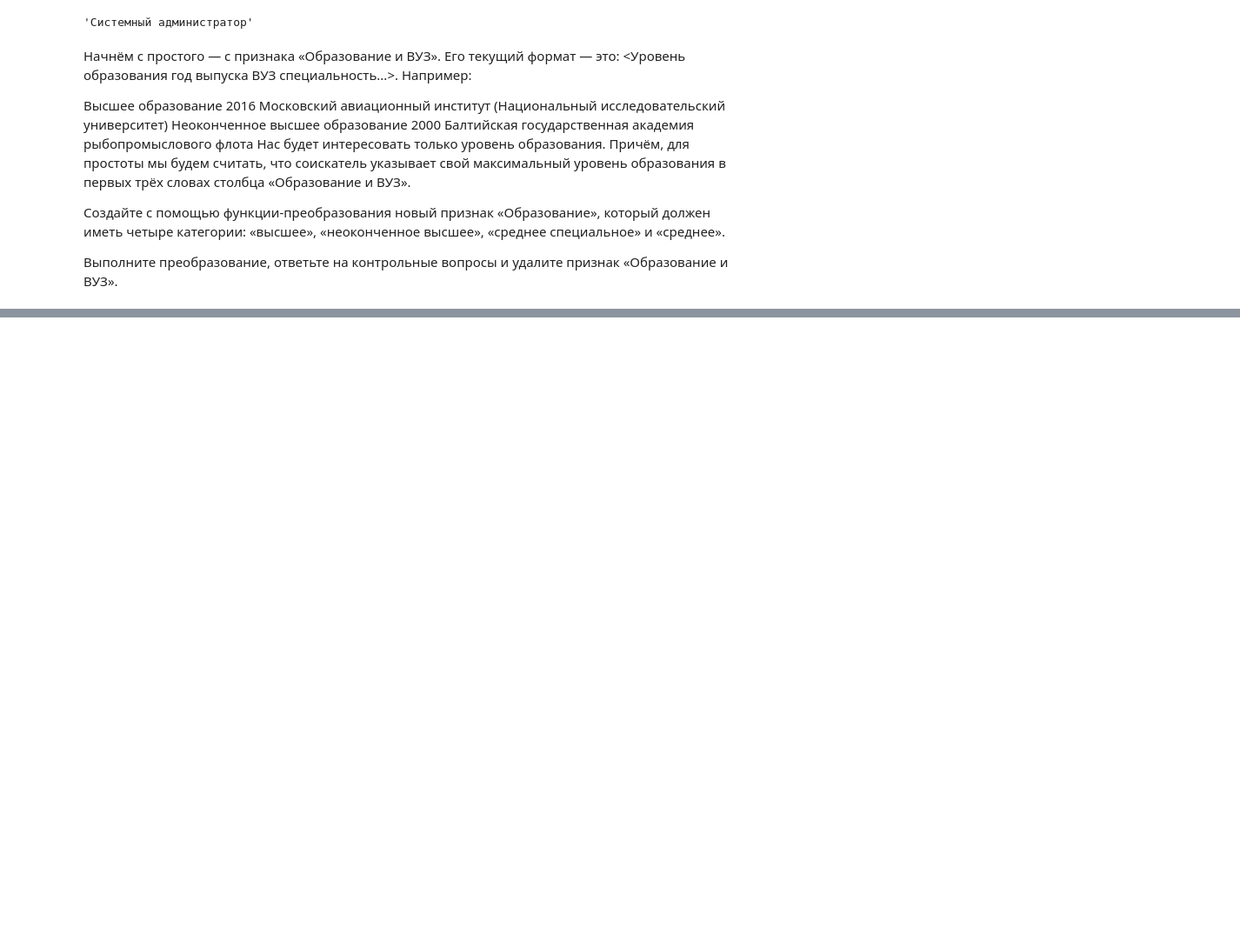
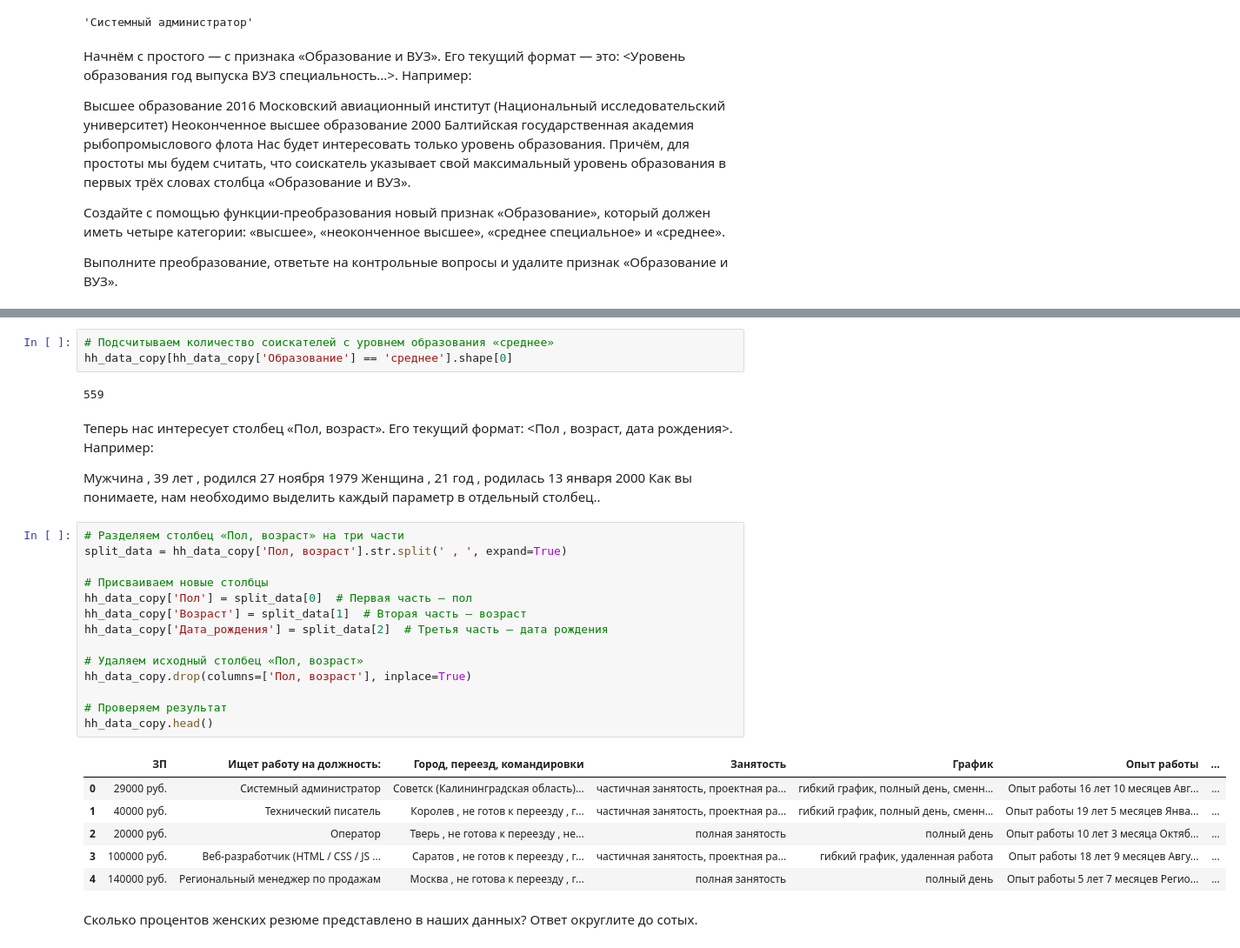
Before and after one commit to yogiki/LernProject_SF, a Jupyter notebook: HeadeHunter_Project/hh_project.ipynb, the cells around one changed output, grey strips where cells are left out. Shown at 87% size. Cells and saved outputs as stored; diff of their text form; blank space fills up the shorter version.

```diff
--- a/HeadeHunter_Project/hh_project.ipynb
+++ b/HeadeHunter_Project/hh_project.ipynb
@@ -120,3 +116,37 @@ hh_data_copy.head()
 | 2 | Женщина , 36 лет , родилась 12 ав... | 20000 руб. | Оператор | Тверь , не готова к переезду , не... | полная занятость | полный день | Опыт работы 10 лет 3 месяца Октяб... | ... |
 | 3 | Мужчина , 38 лет , родился 25 июн... | 100000 руб. | Веб-разработчик (HTML / CSS / JS ... | Саратов , не готов к переезду , г... | частичная занятость, проектная ра... | гибкий график, удаленная работа | Опыт работы 18 лет 9 месяцев Авгу... | ... |
 | 4 | Женщина , 26 лет , родилась 3 мар... | 140000 руб. | Региональный менеджер по продажам | Москва , не готова к переезду , г... | полная занятость | полный день | Опыт работы 5 лет 7 месяцев Регио... | ... |
+# %%
+# Подсчитываем количество соискателей с уровнем образования «среднее»
+hh_data_copy[hh_data_copy['Образование'] == 'среднее'].shape[0]
+# %% [output]
+559
+# %% [markdown]
+Теперь нас интересует столбец «Пол, возраст». Его текущий формат: <Пол , возраст, дата рождения>. Например:
+
+Мужчина , 39 лет , родился 27 ноября 1979
+Женщина , 21 год , родилась 13 января 2000
+Как вы понимаете, нам необходимо выделить каждый параметр в отдельный столбец..
+# %%
+# Разделяем столбец «Пол, возраст» на три части
+split_data = hh_data_copy['Пол, возраст'].str.split(' , ', expand=True)
+
+# Присваиваем новые столбцы
+hh_data_copy['Пол'] = split_data[0]  # Первая часть — пол
+hh_data_copy['Возраст'] = split_data[1]  # Вторая часть — возраст
+hh_data_copy['Дата_рождения'] = split_data[2]  # Третья часть — дата рождения
+
+# Удаляем исходный столбец «Пол, возраст»
+hh_data_copy.drop(columns=['Пол, возраст'], inplace=True)
+
+# Проверяем результат
+hh_data_copy.head()
+# %% [output]
+|  | ЗП | Ищет работу на должность: | Город, переезд, командировки | Занятость | График | Опыт работы | ... |
+| 0 | 29000 руб. | Системный администратор | Советск (Калининградская область)... | частичная занятость, проектная ра... | гибкий график, полный день, сменн... | Опыт работы 16 лет 10 месяцев Авг... | ... |
+| 1 | 40000 руб. | Технический писатель | Королев , не готов к переезду , г... | частичная занятость, проектная ра... | гибкий график, полный день, сменн... | Опыт работы 19 лет 5 месяцев Янва... | ... |
+| 2 | 20000 руб. | Оператор | Тверь , не готова к переезду , не... | полная занятость | полный день | Опыт работы 10 лет 3 месяца Октяб... | ... |
+| 3 | 100000 руб. | Веб-разработчик (HTML / CSS / JS ... | Саратов , не готов к переезду , г... | частичная занятость, проектная ра... | гибкий график, удаленная работа | Опыт работы 18 лет 9 месяцев Авгу... | ... |
+| 4 | 140000 руб. | Региональный менеджер по продажам | Москва , не готова к переезду , г... | полная занятость | полный день | Опыт работы 5 лет 7 месяцев Регио... | ... |
+# %% [markdown]
+Сколько процентов женских резюме представлено в наших данных? Ответ округлите до сотых.
```
Also changed, not shown: parts of 11 cells of this notebook.
